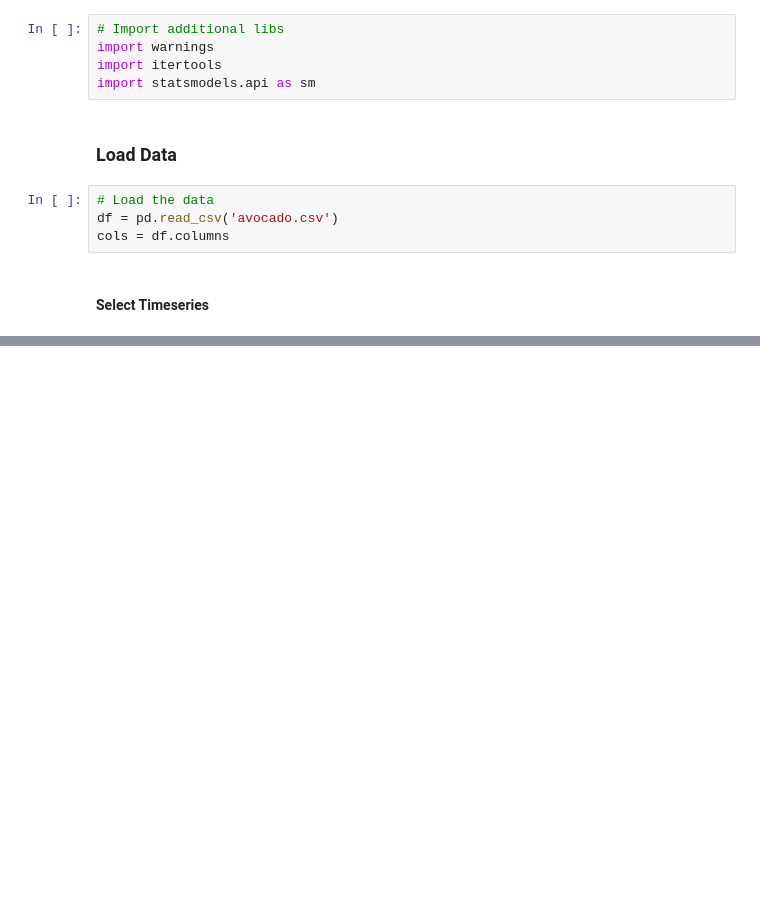
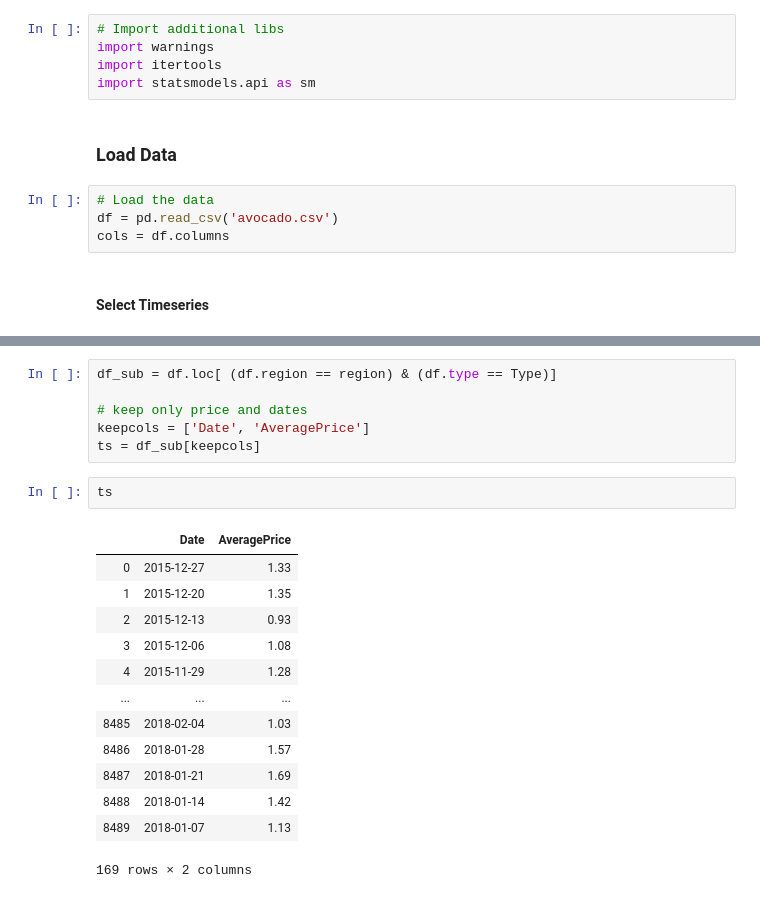
Before and after one commit to edwardjansen/Avocado, a Jupyter notebook: ARIMA.ipynb, the cells around one changed output, grey strips where cells are left out. Drawn from its saved outputs; the diff is of its cells as text; blank space fills up the shorter version.

```diff
--- a/ARIMA.ipynb
+++ b/ARIMA.ipynb
@@ -87,0 +56,22 @@ df
+# %%
+df_sub = df.loc[ (df.region == region) & (df.type == Type)]
+
+# keep only price and dates
+keepcols = ['Date', 'AveragePrice']
+ts = df_sub[keepcols]
+# %%
+ts
+# %% [output]
+|  | Date | AveragePrice |
+| 0 | 2015-12-27 | 1.33 |
+| 1 | 2015-12-20 | 1.35 |
+| 2 | 2015-12-13 | 0.93 |
+| 3 | 2015-12-06 | 1.08 |
+| 4 | 2015-11-29 | 1.28 |
+| ... | ... | ... |
+| 8485 | 2018-02-04 | 1.03 |
+| 8486 | 2018-01-28 | 1.57 |
+| 8487 | 2018-01-21 | 1.69 |
+| 8488 | 2018-01-14 | 1.42 |
+| 8489 | 2018-01-07 | 1.13 |
+169 rows × 2 columns
```
Also changed, not shown: parts of 4 cells of this notebook.
